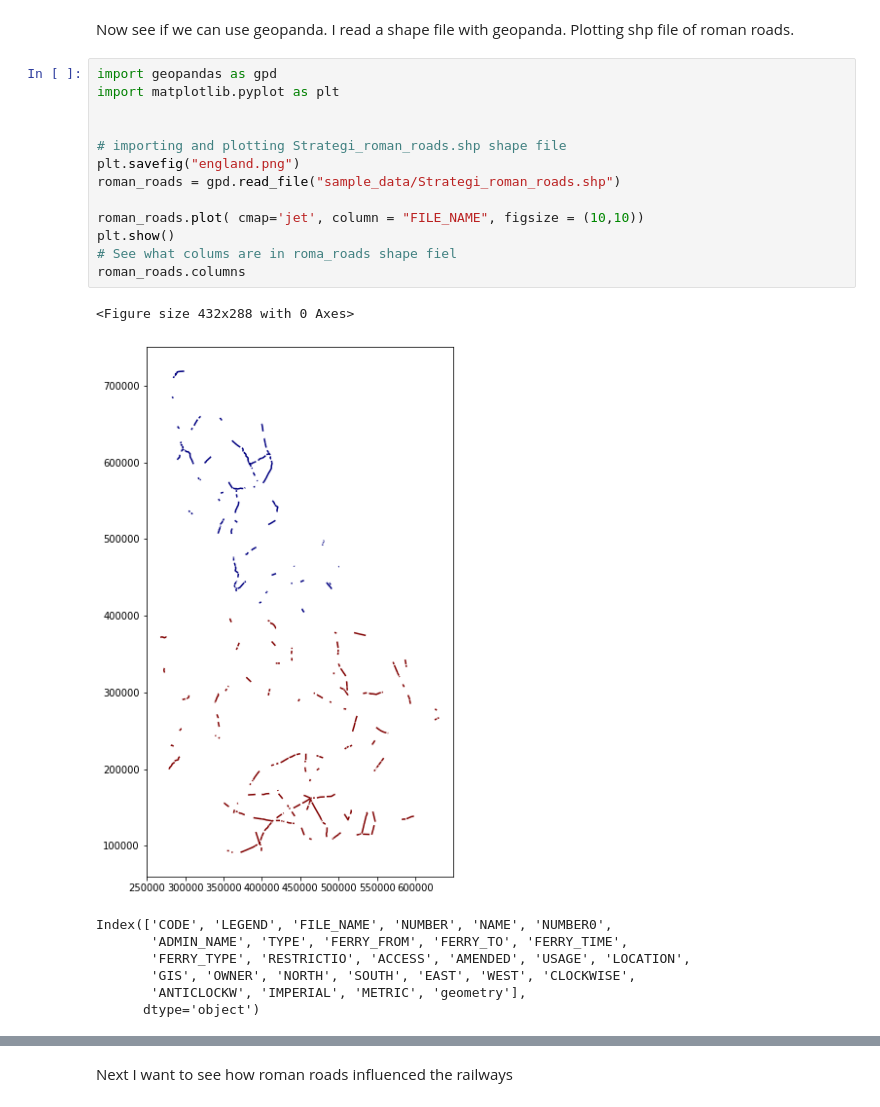
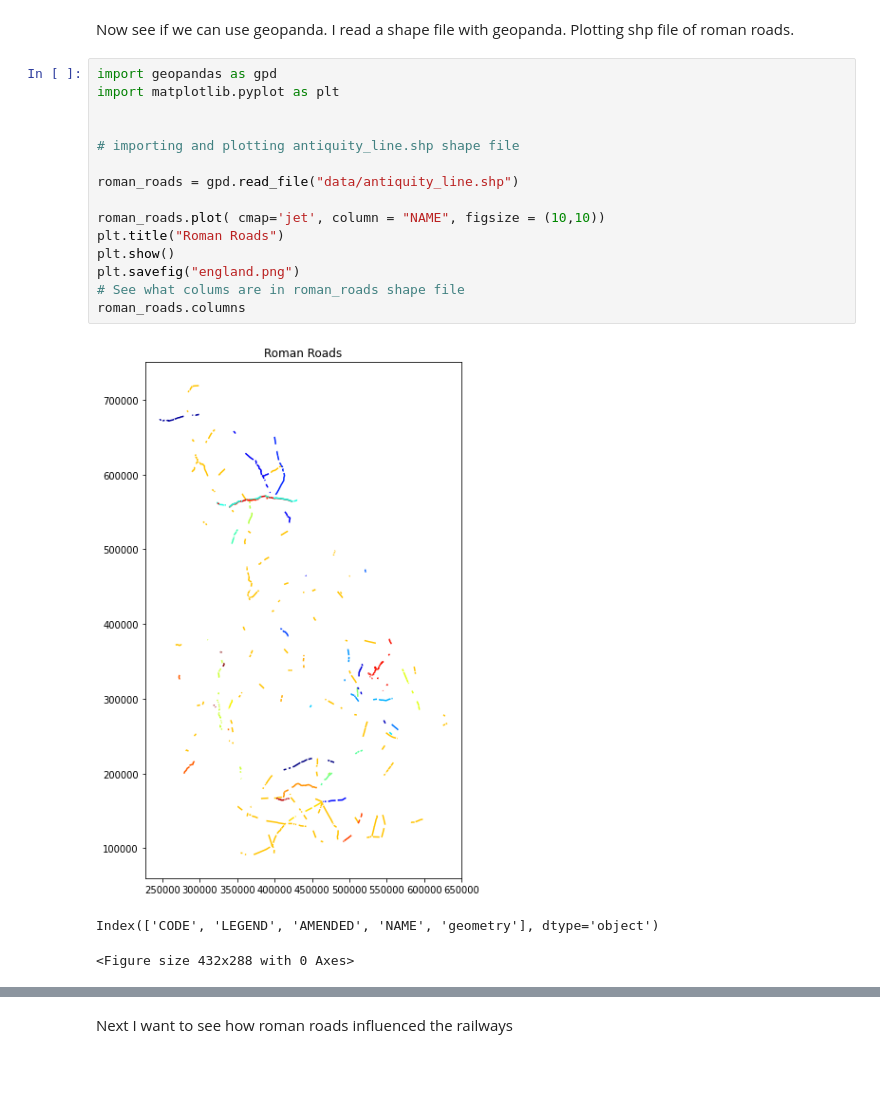
Before and after one commit to magdafairfax/python_projects, a Jupyter notebook: AncientRomanForts/FromRomanRoadsToModernRoads.ipynb, the cells around one changed output, grey strips where cells are left out. Cells and saved outputs as stored; diff of their text form; blank space fills up the shorter version.

```diff
--- a/AncientRomanForts/FromRomanRoadsToModernRoads.ipynb
+++ b/AncientRomanForts/FromRomanRoadsToModernRoads.ipynb
@@ -129,22 +118,19 @@ Plotting shp file of roman roads.
 # %%
 import geopandas as gpd
 import matplotlib.pyplot as plt
 
 
-# importing and plotting Strategi_roman_roads.shp shape file
+# importing and plotting antiquity_line.shp shape file
+
+roman_roads = gpd.read_file("data/antiquity_line.shp")
+
+roman_roads.plot( cmap='jet', column = "NAME", figsize = (10,10))
+plt.title("Roman Roads")
+plt.show()
 plt.savefig("england.png")
-roman_roads = gpd.read_file("sample_data/Strategi_roman_roads.shp")
-
-roman_roads.plot( cmap='jet', column = "FILE_NAME", figsize = (10,10))
-plt.show()
-# See what colums are in roma_roads shape fiel
+# See what colums are in roman_roads shape file
 roman_roads.columns
 # %% [output]
+[figure, new version]
-<Figure size 432x288 with 0 Axes>
+Index(['CODE', 'LEGEND', 'AMENDED', 'NAME', 'geometry'], dtype='object')
-[figure, old version]
-Index(['CODE', 'LEGEND', 'FILE_NAME', 'NUMBER', 'NAME', 'NUMBER0',
-       'ADMIN_NAME', 'TYPE', 'FERRY_FROM', 'FERRY_TO', 'FERRY_TIME',
-       'FERRY_TYPE', 'RESTRICTIO', 'ACCESS', 'AMENDED', 'USAGE', 'LOCATION',
-       'GIS', 'OWNER', 'NORTH', 'SOUTH', 'EAST', 'WEST', 'CLOCKWISE',
-       'ANTICLOCKW', 'IMPERIAL', 'METRIC', 'geometry'],
-      dtype='object')
+<Figure size 432x288 with 0 Axes>
```
Also changed, not shown: parts of 22 cells of this notebook, 9 other files.
